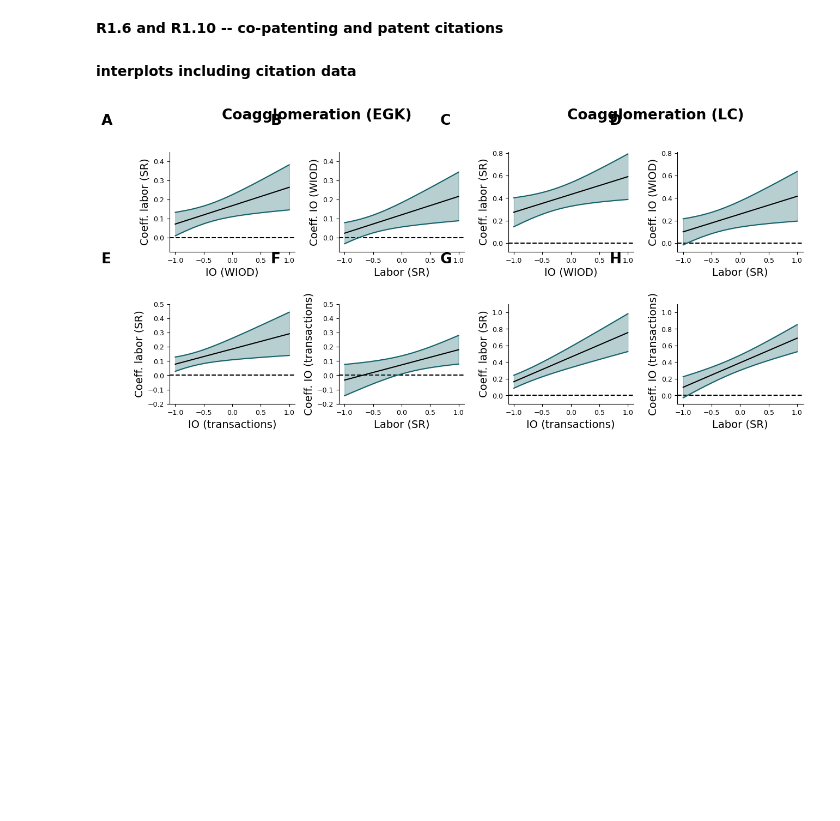
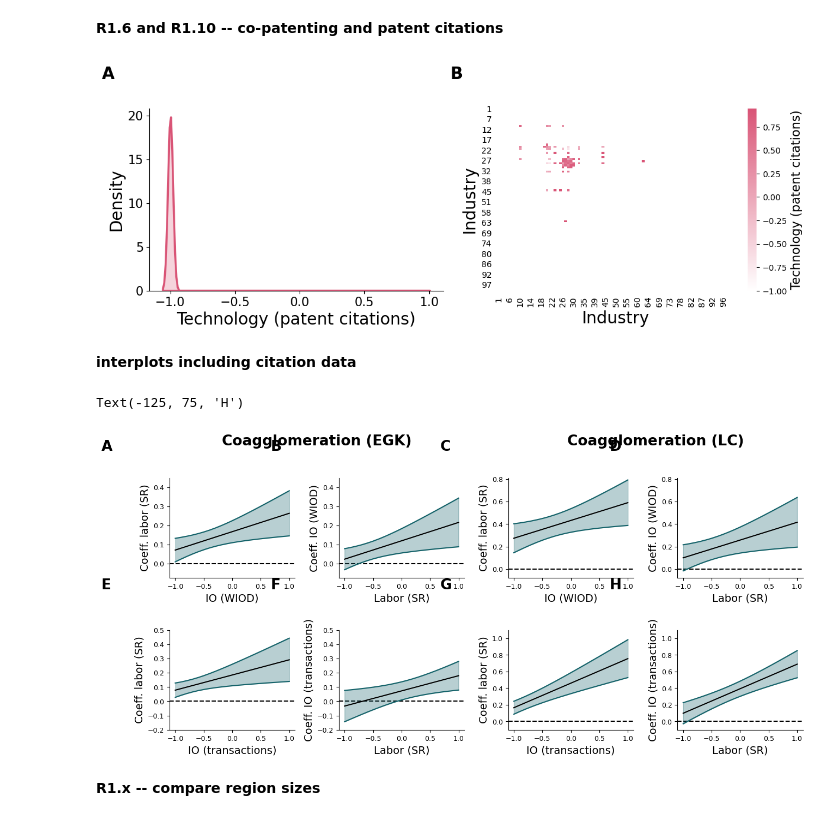
Before and after one commit to sandorjuhasz/coagglomeration, a Jupyter notebook: code/06b_revision.ipynb, the cells around one changed output. Saved outputs shown, nothing was run; the diff lists cells and outputs as text; code cells hidden in the pictures; blank space fills up the shorter version.

Commit message:
2x2 figure -- wip

```diff
--- a/code/06b_revision.ipynb
+++ b/code/06b_revision.ipynb
@@ -180,3 +226,54 @@ ff_mat_norm
+# %%
+# citation based relatedness of 2-digit industries -- constructed in 06_revision.R
+cr_table = pd.read_csv("../outputs/cr_norm_citation.csv", sep=";")
+cr_table.rename(columns={"ind_i":"ind1", "ind_j":"ind2"}, inplace=True)
+# %%
+fig = plt.figure(figsize=(14, 4))
+ax = [0]*2
+gs = GridSpec(1,2, figure=fig)
+ax[0] = fig.add_subplot(gs[0,0])
+ax[1] = fig.add_subplot(gs[0,1])
+fig.subplots_adjust(hspace=0.55, wspace=0.185)
+
+textsize = 20
+key_var = "cr_norm"
+
+# colormap
+cvals  = [-1, 1]
+colors = ["#FFFFFF","#D95476"]
+norm=plt.Normalize(min(cvals),max(cvals))
+tuples = list(zip(map(norm,cvals), colors))
+cmap = matplotlib.colors.LinearSegmentedColormap.from_list("", tuples)
+
+density_plot(
+    cr_table,
+    key_column=key_var,
+    colorway=colors[1],
+    xlabel_text="Technology (patent citations)",
+    fontsize=textsize,
+    ax=ax[0]
+)
+
+matrix_represantation(
+    cr_table,
+    key_columns=["ind1", "ind2", key_var],
+    sort_matrix=False,
+    heatmap=True,
+    fontsize=textsize,
+    title_text="",
+    cmap=cmap,
+    cbar_label="Technology (patent citations)",
+    ax=ax[1]
+)
+ax[1].xaxis.set_tick_params(rotation=90, labelbottom=True)
+
+# subplot title
+for a, label in zip(ax, ['A','B','C','D']):
+    a.annotate(label.upper(), xy=(0,1), xycoords='axes fraction', xytext=(-80,50), textcoords='offset pixels', weight='bold', size=textsize)
+
+# plt.savefig(f"../figures/revision_knowledge_distribution.png", dpi=300, bbox_inches='tight', facecolor="white")
+# %% [output]
+[figure, added]
 # %% [markdown]
 **interplots including citation data**
 # %%
@@ -265,6 +362,9 @@ ax[1,1].annotate("F", xy=(0,1), xycoords='axes fraction', xytext=(-125,75), text
 ax[1,2].annotate("G", xy=(0,1), xycoords='axes fraction', xytext=(-125,75), textcoords='offset pixels', weight='bold', size=fontsize+5)
 ax[1,3].annotate("H", xy=(0,1), xycoords='axes fraction', xytext=(-125,75), textcoords='offset pixels', weight='bold', size=fontsize+5)
 
-#plt.savefig(f"../figures/interplots_with_citation_controlled.png", dpi=300, bbox_inches='tight', facecolor="white")
+# plt.savefig(f"../figures/revision_interplots_with_citation_controlled.png", dpi=300, bbox_inches='tight', facecolor="white")
 # %% [output]
+Text(-125, 75, 'H')
 [figure]
+# %% [markdown]
+**R1.x -- compare region sizes**
```
Also changed, not shown: parts of 10 cells of this notebook.
